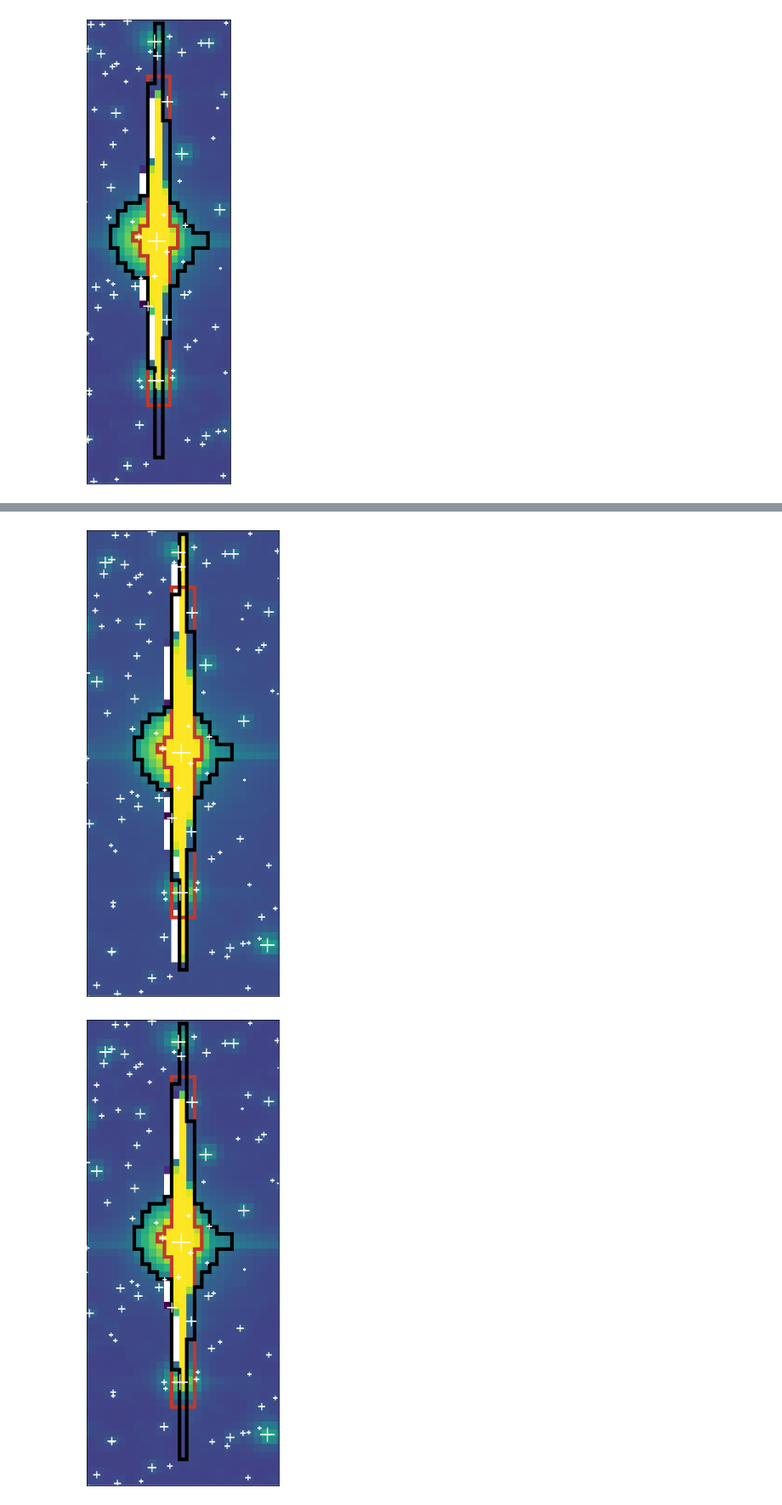
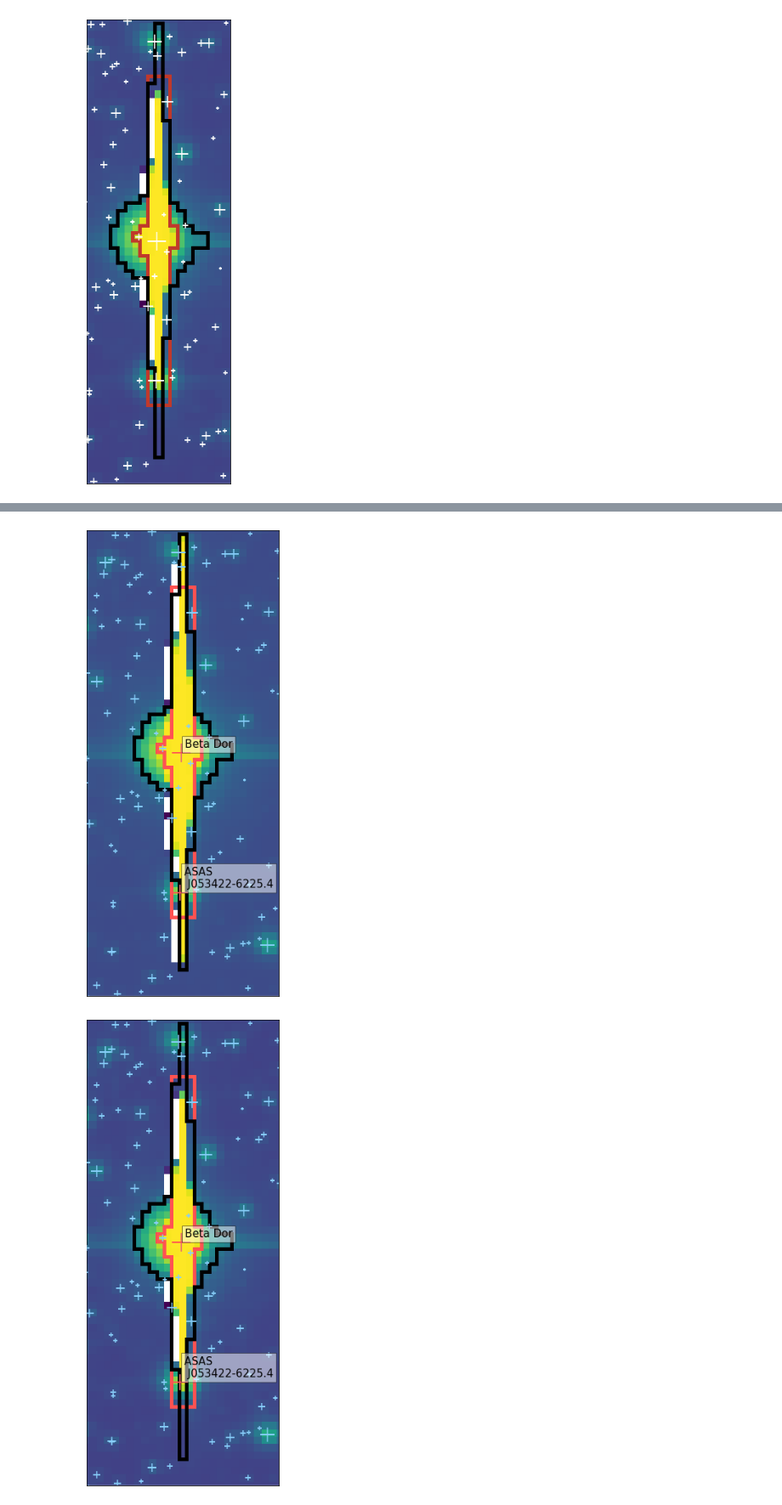
Before and after one commit to zabop/betador, a Jupyter notebook: betadorrajzolo2.ipynb, the cells around one changed output, grey strips where cells are left out. Shown at 85% size. Drawn from its saved outputs; the diff is of its cells as text; code cells hidden in the pictures.

Commit message:
beta dor plots

```diff
--- a/betadorrajzolo2.ipynb
+++ b/betadorrajzolo2.ipynb
@@ -100,12 +103,14 @@ Query finished.
     0.2903327504180711 ...
 Length = 15717 rows
 # %%
+lim=17
+
 extractedgaiadata=[
-r[(r['phot_g_mean_mag'] < 17)]['source_id'],
-r[(r['phot_g_mean_mag'] < 17)]['ra'],
-r[(r['phot_g_mean_mag'] < 17)]['dec'],
-r[(r['phot_g_mean_mag'] < 17)]['phot_g_mean_mag'],
-r[(r['phot_g_mean_mag'] < 17)]['phot_rp_mean_mag']]
+r[(r['phot_g_mean_mag'] < lim)]['source_id'],
+r[(r['phot_g_mean_mag'] < lim)]['ra'],
+r[(r['phot_g_mean_mag'] < lim)]['dec'],
+r[(r['phot_g_mean_mag'] < lim)]['phot_g_mean_mag'],
+r[(r['phot_g_mean_mag'] < lim)]['phot_rp_mean_mag']]
 # %%
 sizearray=[]
 for index, each in enumerate(extractedgaiadata[4]):
@@ -418,7 +423,7 @@ for eachindex in [954,1200]:
     fig.add_subplot(111, projection=wcs)
 
     #plt.figure(figsize=(12,12))
-    plt.imshow(np.log(tpf_s1.flux[eachindex]),cmap='viridis')
+    im = plt.imshow(np.log(tpf_s1.flux[eachindex]),cmap='viridis')
 
     ax = plt.gca()
 
@@ -439,7 +444,7 @@ for eachindex in [954,1200]:
     spocaper=(spocaper == 75)*1
     filtered_spoc=border(spocaper)
     for x in range(len(filtered_spoc)):
-        plt.plot(np.asarray(filtered_spoc[x][0])+19-0.5,np.asarray(filtered_spoc[x][1])+0.5,c='#C0392B', linewidth=
+        plt.plot(np.asarray(filtered_spoc[x][0])+19-0.5,np.asarray(filtered_spoc[x][1])+0.5,c='#FF5252', linewidth=
                  5)
 
 
@@ -449,35 +454,74 @@ for eachindex in [954,1200]:
     customaper=(customaper == 3)*1
     filtered_custom=border(customaper)
     for x in range(len(filtered_custom)):
         plt.plot(np.asarray(filtered_custom[x][0])+19-0.5,np.asarray(filtered_custom[x][1])+1-0.5,c='black', linewidth=5)
 
 
 
     #filtered_ourap=border(ourap)
     #for x in range(len(filtered_ourap)):
     #    plt.plot(np.asarray(filtered_ourap[x][0])+19,np.asarray(filtered_ourap[x][1])+1,c='palegreen', linewidth=3)
 
 #    ax = fig.gca()
 #    for x in range(len(extractedgaiadata[0])):
 #        ax.scatter(extractedgaiadata[1][x], extractedgaiadata[2][x],transform=ax.get_transform('world'),marker='+',c='white',s=sizearray[x])
     #    if brightness[x]<12:
     #        ax.text(extractedgaiadata[1][x], extractedgaiadata[2][x],extractedgaiadata[0][x],transform=ax.get_transform('world'),bbox=dict(facecolor='white', alpha=0.5))
 
 #    for x in range(len(extractedgaiadata[0])):
 #        ax.scatter(extractedgaiadata[1][x]-0.5*21/3600, extractedgaiadata[2][x],transform=ax.get_transform('world'),marker='+',c='red',s=sizearray[x],zorder=90)
 
+ #   for x in range(len(extractedgaiadata[0])):
+ #       ax.scatter(extractedgaiadata[1][x]-1.20*21/3600, extractedgaiadata[2][x]-0.9*0.5*21/3600,
+ #                  transform=ax.get_transform('world'),
+ #                  marker='s',s=sizearray[x],zorder=100,
+ #                  facecolors='none',edgecolors='lightskyblue',
+ #                  linewidth=2)
+
     for x in range(len(extractedgaiadata[0])):
-        ax.scatter(extractedgaiadata[1][x]-1.20*21/3600, extractedgaiadata[2][x]-0.9*0.5*21/3600,transform=ax.get_transform('world'),marker='+',c='white',s=sizearray[x],zorder=100)
-   #     if extractedgaiadata[0][x] in [4757603069845798272,4757601523650165120,4757588531379585152]:
-   #         ax.text(extractedgaiadata[1][x]-4*0.75*21/3600, extractedgaiadata[2][x]-0.9*0.5*21/3600,extractedgaiadata[0][x],transform=ax.get_transform('world'),bbox=dict(facecolor='white', alpha=0.5))
+        ax.scatter(extractedgaiadata[1][x]-1.20*21/3600, extractedgaiadata[2][x]-0.9*0.5*21/3600,
+                    transform=ax.get_transform('world'),
+                    marker='+',s=sizearray[x],zorder=100,
+                    color='lightskyblue')
+
+        #if extractedgaiadata[0][x] in [4757603069845798272,4757601523650165120,4757588531379585152]:
+        #    ax.text(extractedgaiadata[1][x]-4*0.75*21/3600, extractedgaiadata[2][x]-0.9*0.5*21/3600,extractedgaiadata[0][x],transform=ax.get_transform('world'),bbox=dict(facecolor='white', alpha=0.5))
+
+        if extractedgaiadata[0][x] in [4757603069845798272]:
+            ax.text(extractedgaiadata[1][x]-4*0.75*21/3600,
+                    extractedgaiadata[2][x]-0.9*0.5*21/3600,
+                    'ASAS \n J053422-6225.4',
+                    transform=ax.get_transform('world'),bbox=dict(facecolor='white', alpha=0.5),
+                    fontsize=15,
+                    zorder=120)
+
+            ax.scatter(extractedgaiadata[1][x]-1.20*21/3600, extractedgaiadata[2][x]-0.9*0.5*21/3600,
+            transform=ax.get_transform('world'),
+            marker='+',s=sizearray[x],zorder=100,
+            color='#FF5252')
+
+        if extractedgaiadata[0][x] in [4757601523650165120]:
+            ax.text(extractedgaiadata[1][x]-4*0.75*21/3600,
+                    extractedgaiadata[2][x]-0.9*0.5*21/3600,
+                    'Beta Dor',
+                    transform=ax.get_transform('world'),bbox=dict(facecolor='white', alpha=0.5),
+                    fontsize=15,
+                    zorder=120)
+
+            ax.scatter(extractedgaiadata[1][x]-1.20*21/3600, extractedgaiadata[2][x]-0.9*0.5*21/3600,
+            transform=ax.get_transform('world'),
+            marker='+',s=sizearray[x],zorder=100,
+            color='#FF5252')
+
+
 
     ax.set_xlim([-shift+64*(1-proportiontosee)/2, -shift+64*(1+proportiontosee)/2])
     ax.set_ylim([0, 62])
 
 #    ax.coords.grid(True, color='green', ls='solid',alpha=1)
 
 
     plt.show()
 # %% [output]
-[figure, old version]
+[figure, new version]
-[figure, old version]
+[figure, new version]
```
Also changed, not shown: parts of 6 cells of this notebook.
